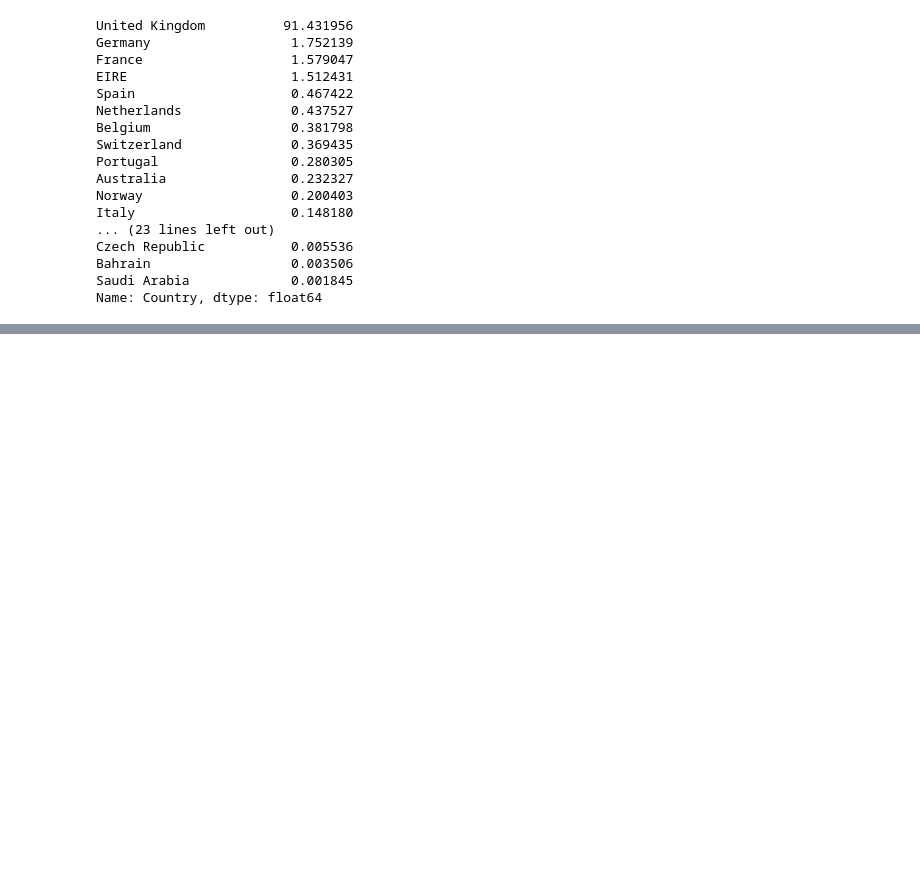
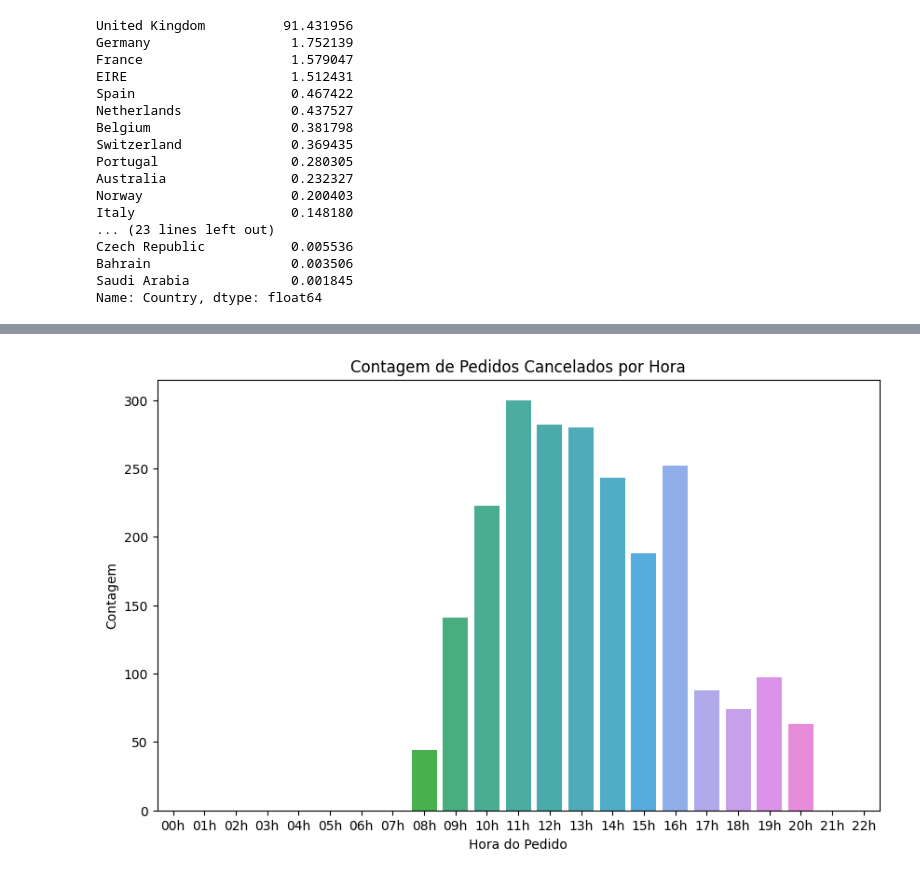
Before and after one commit to lauramsromano/categorization_vendas, a Jupyter notebook: Aplicação_Regressão_Logistica,_KNN_e_SVM.ipynb, the cells around one changed output, grey strips where cells are left out. Saved outputs shown, nothing was run; the diff lists cells and outputs as text; code cells hidden in the pictures; blank space fills up the shorter version.

```diff
--- a/Aplicação_Regressão_Logistica,_KNN_e_SVM.ipynb
+++ b/Aplicação_Regressão_Logistica,_KNN_e_SVM.ipynb
@@ -275,0 +701,12 @@ X_train, X_test, y_train, y_test = train_test_split(X,
+# %%
+# Vendas canceladas por horário:
+invoice_hour_counts = base_amostra[base_amostra['InvoiceNo'].str.startswith('C')].groupby('InvoiceHour')['InvoiceHour'].count()
+
+plt.figure(figsize=(10, 6))
+sns.barplot(x=invoice_hour_counts.index, y=invoice_hour_counts.values)
+plt.xlabel('Hora do Pedido')
+plt.ylabel('Contagem')
+plt.title('Contagem de Pedidos Cancelados por Hora')
+plt.show()
+# %% [output]
+[figure, added]
```
Also changed, not shown: parts of 164 cells of this notebook.
